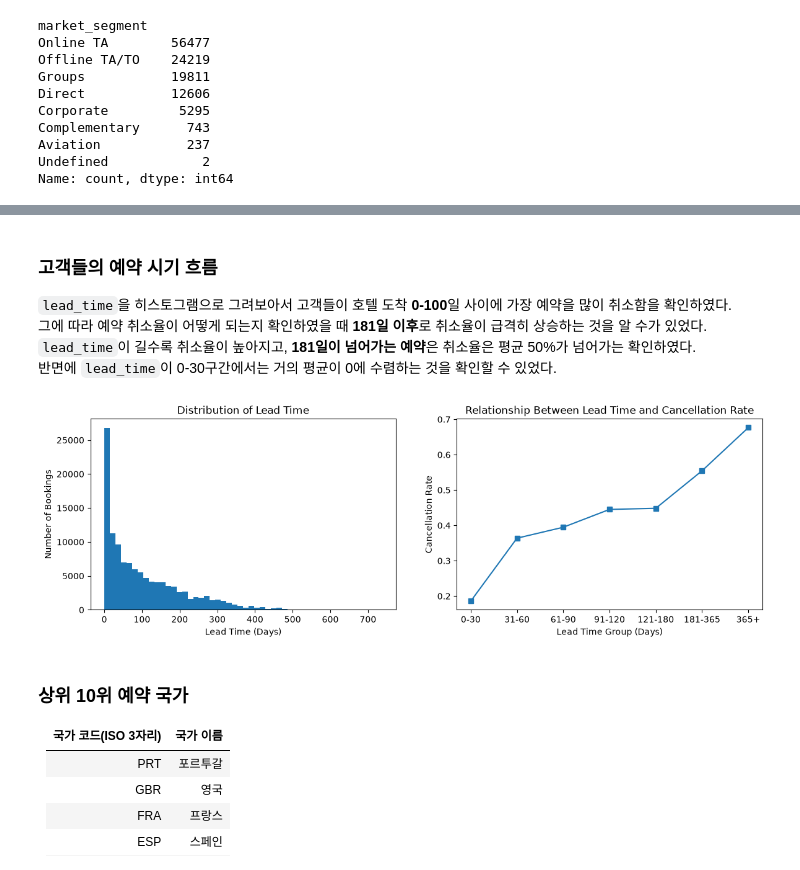
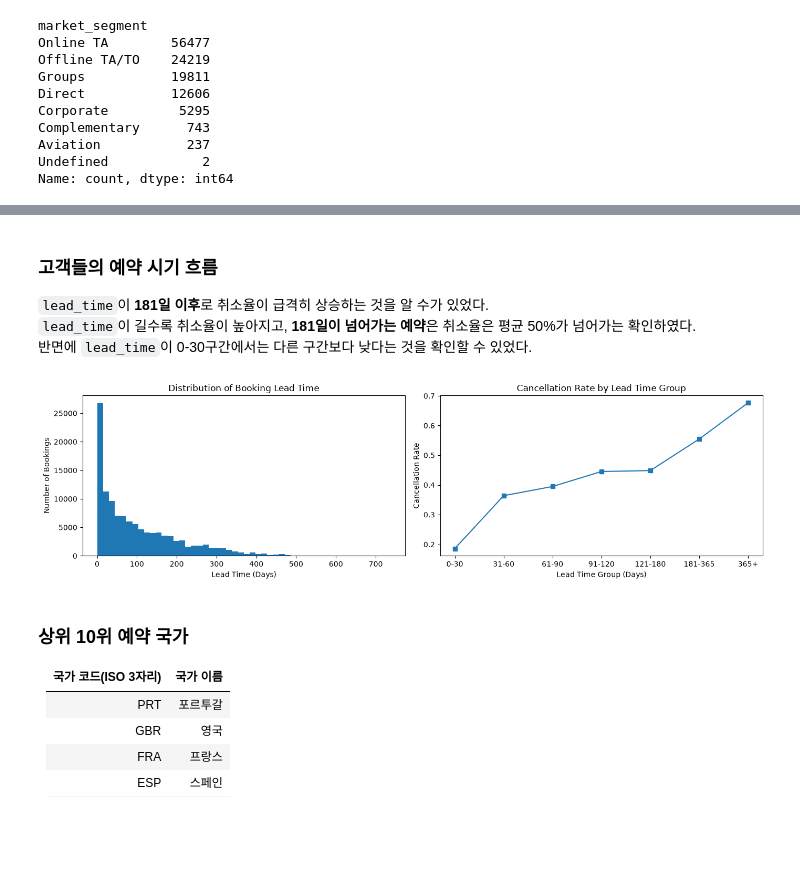
Before and after one commit to def-uk/hotel-cancellation-analysis, a Jupyter notebook: notebook/hotel_booking_eda.ipynb, the cells around one changed output, grey strips where cells are left out. Cells and saved outputs as stored; diff of their text form; code cells hidden in the pictures; blank space fills up the shorter version.

```diff
--- a/notebook/hotel_booking_eda.ipynb
+++ b/notebook/hotel_booking_eda.ipynb
@@ -353,9 +359,8 @@ plt.show()
 # %% [markdown]
 ### 고객들의 예약 시기 흐름
-`lead_time`을 히스토그램으로 그려보아서 고객들이 호텔 도착 **0-100**일 사이에 가장 예약을 많이 취소함을 확인하였다.<br>
-그에 따라 예약 취소율이 어떻게 되는지 확인하였을 때 **181일 이후**로 취소율이 급격히 상승하는 것을 알 수가 있었다.<br>
+`lead_time`이 **181일 이후**로 취소율이 급격히 상승하는 것을 알 수가 있었다.<br>
 `lead_time`이 길수록 취소율이 높아지고, **181일이 넘어가는 예약**은 취소율은 평균 50%가 넘어가는 확인하였다.<br>
-반면에 `lead_time`이 0-30구간에서는 거의 평균이 0에 수렴하는 것을 확인할 수 있었다.
+반면에 `lead_time`이 0-30구간에서는 다른 구간보다 낮다는 것을 확인할 수 있었다.
 # %%
 fig, axes = plt.subplots(1, 2, figsize=(14, 4))
 
@@ -363,42 +368,42 @@ fig, axes = plt.subplots(1, 2, figsize=(14, 4))
 lead_time = clean_df['lead_time']
 
 axes[0].hist(lead_time, bins=50)
-axes[0].set_title('Distribution of Lead Time')
-axes[0].set_xlabel('Lead Time (Days)')
-axes[0].set_ylabel('Number of Bookings')
 
 reserved_duration_bins = [-1, 30, 60, 90, 120, 180, 365, float('inf')]
 
 reserved_duration_section_labels = [
     '0-30',
     '31-60',
     '61-90',
     '91-120',
     '121-180',
     '181-365',
     '365+'
 ]
 
 
 lead_time_canceled_summary = (
     clean_df
         .assign(lead_time_group=pd.cut(lead_time, bins=reserved_duration_bins, labels=reserved_duration_section_labels, right=True))
         .groupby('lead_time_group')['is_canceled']
         .mean()
 )
 
 
 
 axes[1].plot(lead_time_canceled_summary.index.categories, lead_time_canceled_summary.values, marker='s')
 
-axes[1].set_title('Relationship Between Lead Time and Cancellation Rate')
+axes[0].set_title('Distribution of Booking Lead Time')
+axes[0].set_xlabel('Lead Time (Days)')
+axes[0].set_ylabel('Number of Bookings')
+
+axes[1].set_title('Cancellation Rate by Lead Time Group')
 axes[1].set_xlabel('Lead Time Group (Days)')
 axes[1].set_ylabel('Cancellation Rate')
-
-
+plt.tight_layout()
 plt.show()
 # %% [output]
-[figure, old version]
+[figure, new version]
 # %% [markdown]
 ### 상위 10위 예약 국가
 
```
Also changed, not shown: parts of 17 cells of this notebook.
